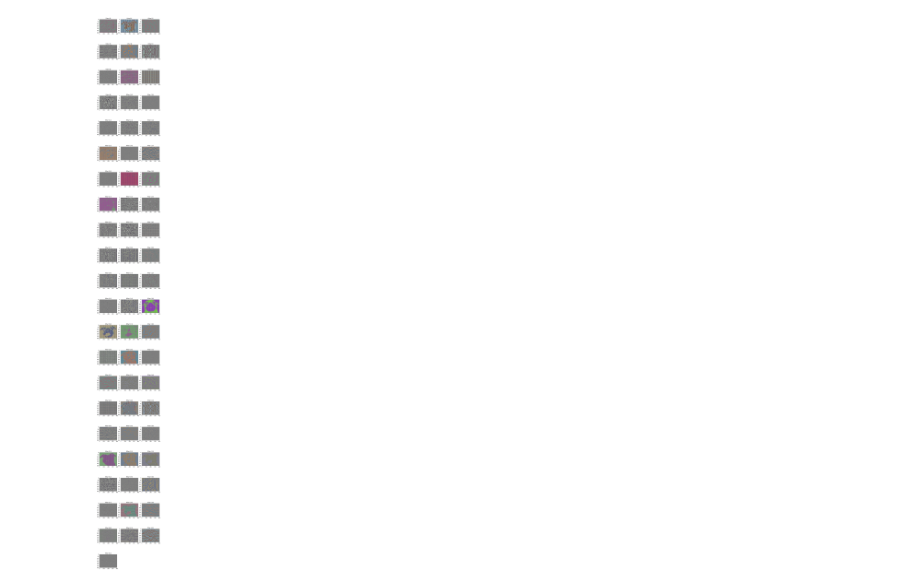
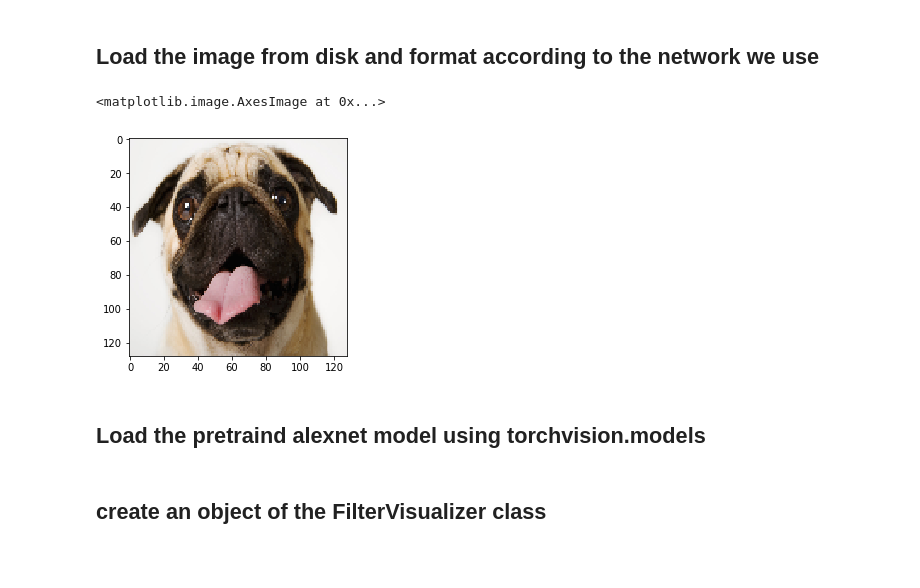
Before and after one commit to iCogLabs/CNN_Filter_Visualizer, a Jupyter notebook: Example.ipynb, the cells around one changed output. Saved outputs shown, nothing was run; the diff lists cells and outputs as text; code cells hidden in the pictures; blank space fills up the shorter version.

```diff
--- a/Example.ipynb
+++ b/Example.ipynb
@@ -26,4 +20,16 @@ Clipping input data to the valid range for imshow with RGB data ([0..1] for floa
-# %%
-grads = GBP.visualize(original_image, 1, "all")
-# %% [output]
-[figure, removed]
+# %% [markdown]
+## Load the image from disk and format according to the network we use
+# %%
+import numpy as np
+import matplotlib.pyplot as plt
+original_image = Image.open("./images/dog.jpg").convert('RGB')
+image = original_image.resize((128, 128))
+image = np.array(image)
+image = image.reshape(1, 128, 128, 3)
+image = np.transpose(image, (0, 3, 1, 2))
+plt.imshow(np.transpose(image[0], (1, 2, 0)))
+# %% [output]
+<matplotlib.image.AxesImage at 0x...>
+[figure, added]
+# %% [markdown]
+## Load the pretraind alexnet model using torchvision.models
@@ -29,0 +38,2 @@ grads = GBP.visualize(original_image, 1, "all")
+# %% [markdown]
+## create an object of the **FilterVisualizer** class
```
Also changed, not shown: parts of 16 cells of this notebook.
